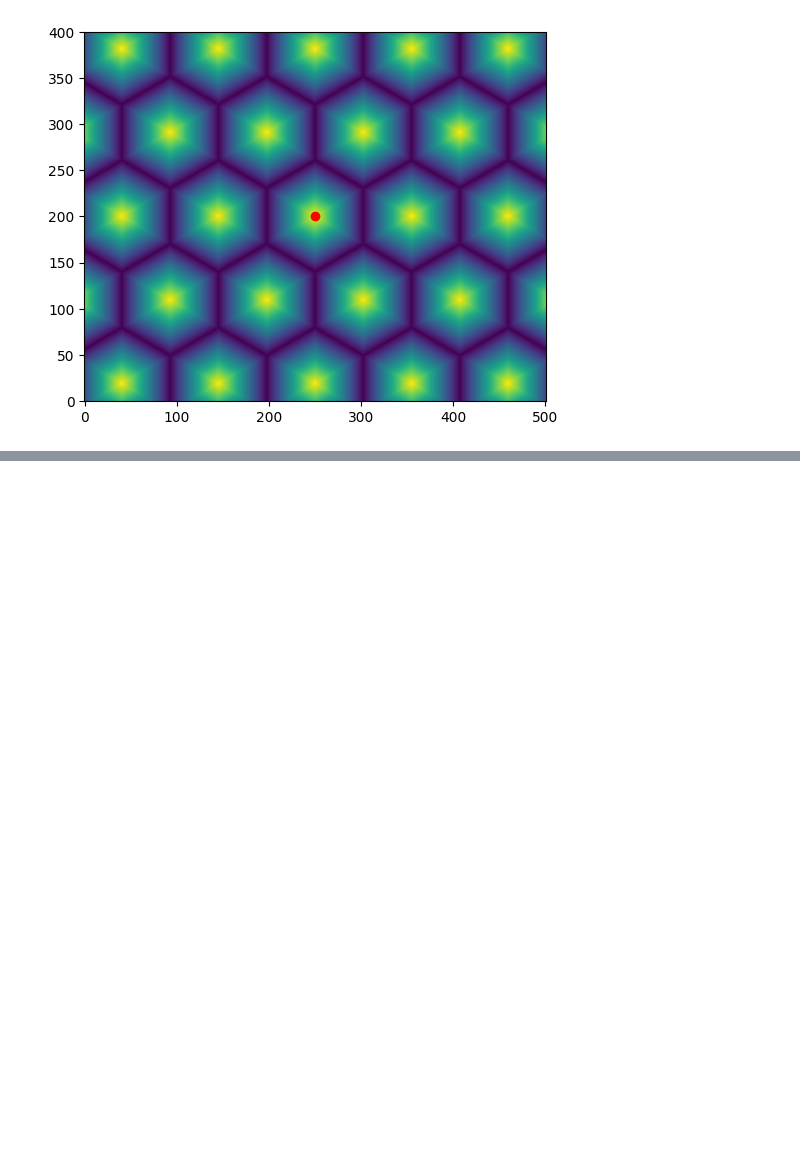
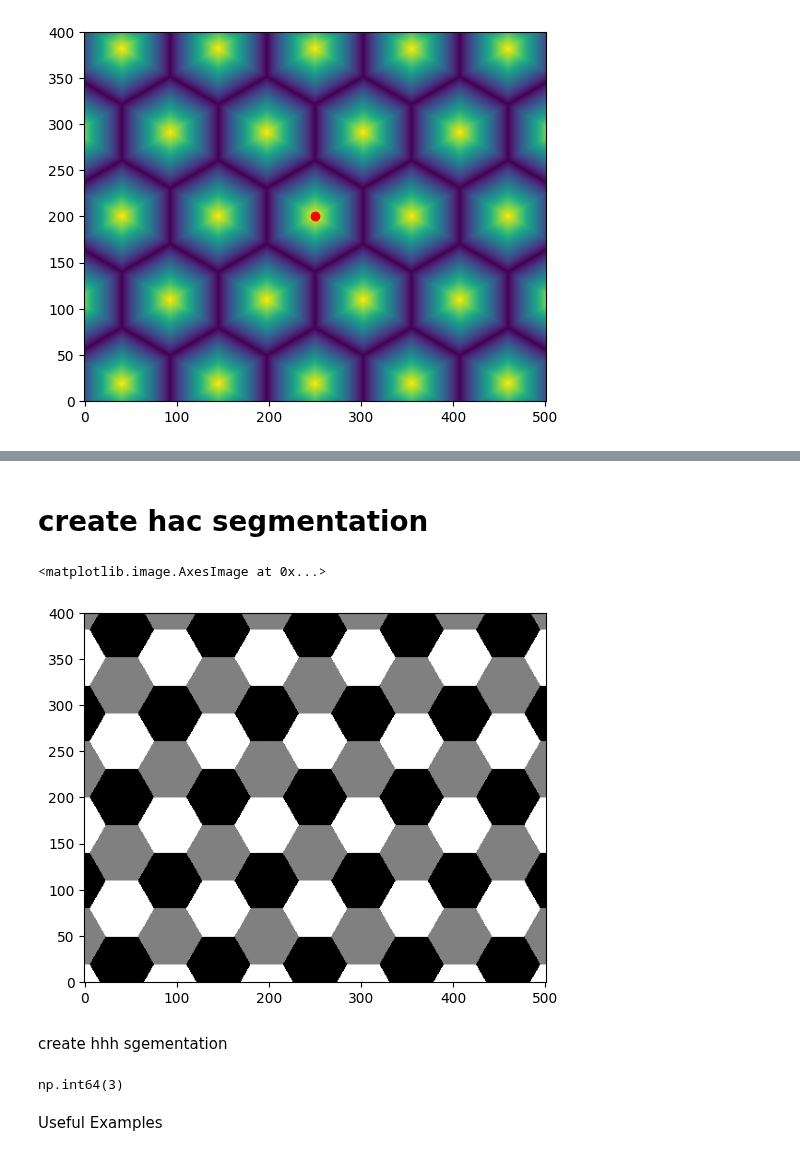
Before and after one commit to Potdooshami/2H_TaSe2_Tc_STM, a Jupyter notebook: phasemapping.ipynb, the cells around one changed output, grey strips where cells are left out. Saved outputs shown, nothing was run; the diff lists cells and outputs as text; code cells hidden in the pictures; blank space fills up the shorter version.

```diff
--- a/phasemapping.ipynb
+++ b/phasemapping.ipynb
@@ -210,0 +256,14 @@ https://chatgpt.com/share/689b26c1-0544-800b-84fa-788267176e6a
+# %% [markdown]
+# create hac segmentation
+# %%
+HAC_argmax = np.argmax(HAC_holder, axis=2)
+plt.imshow(HAC_argmax, origin='lower',cmap='gray')
+# %% [output]
+<matplotlib.image.AxesImage at 0x...>
+[figure, added]
+# %% [markdown]
+create hhh sgementation
+# %%
+np.argmax([1,3,2,7])
+# %% [output]
+np.int64(3)
@@ -210,0 +272,2 @@ https://chatgpt.com/share/689b26c1-0544-800b-84fa-788267176e6a
+# %% [markdown]
+Useful Examples
```
Also changed, not shown: parts of 21 cells of this notebook.
